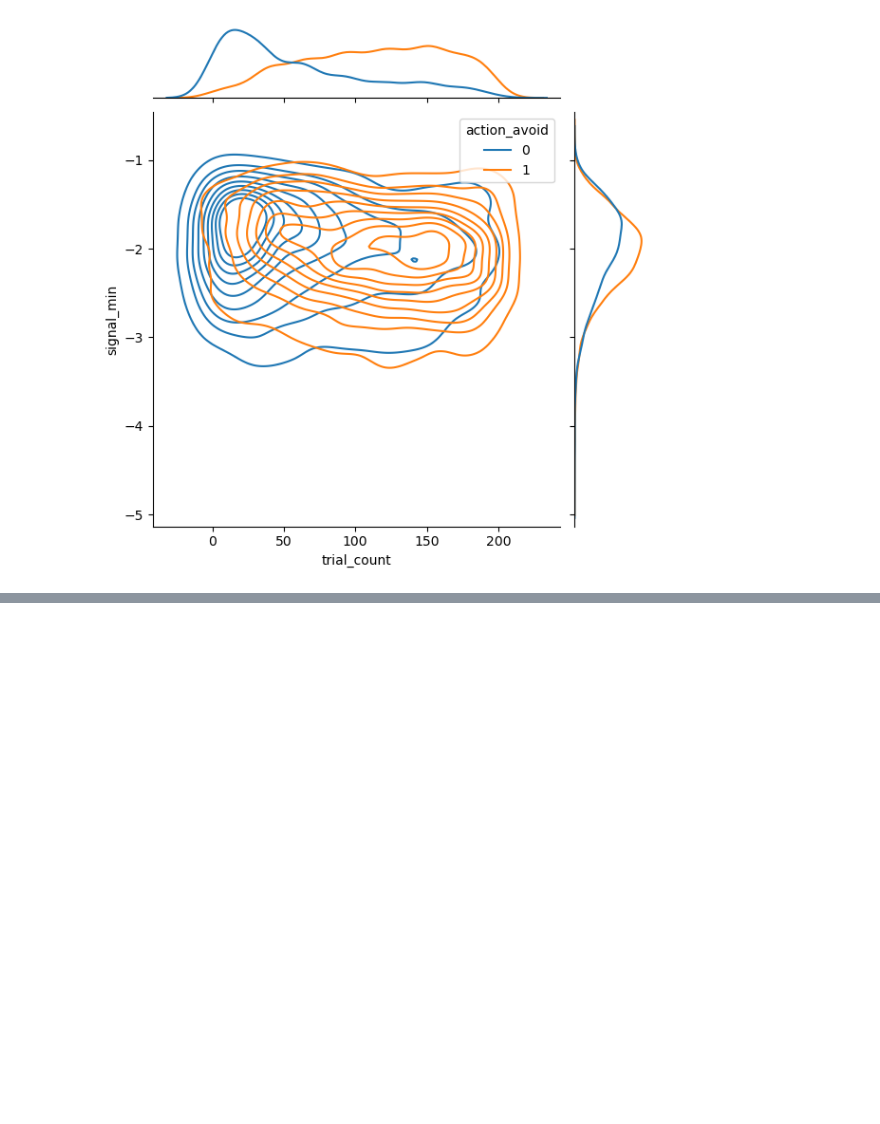
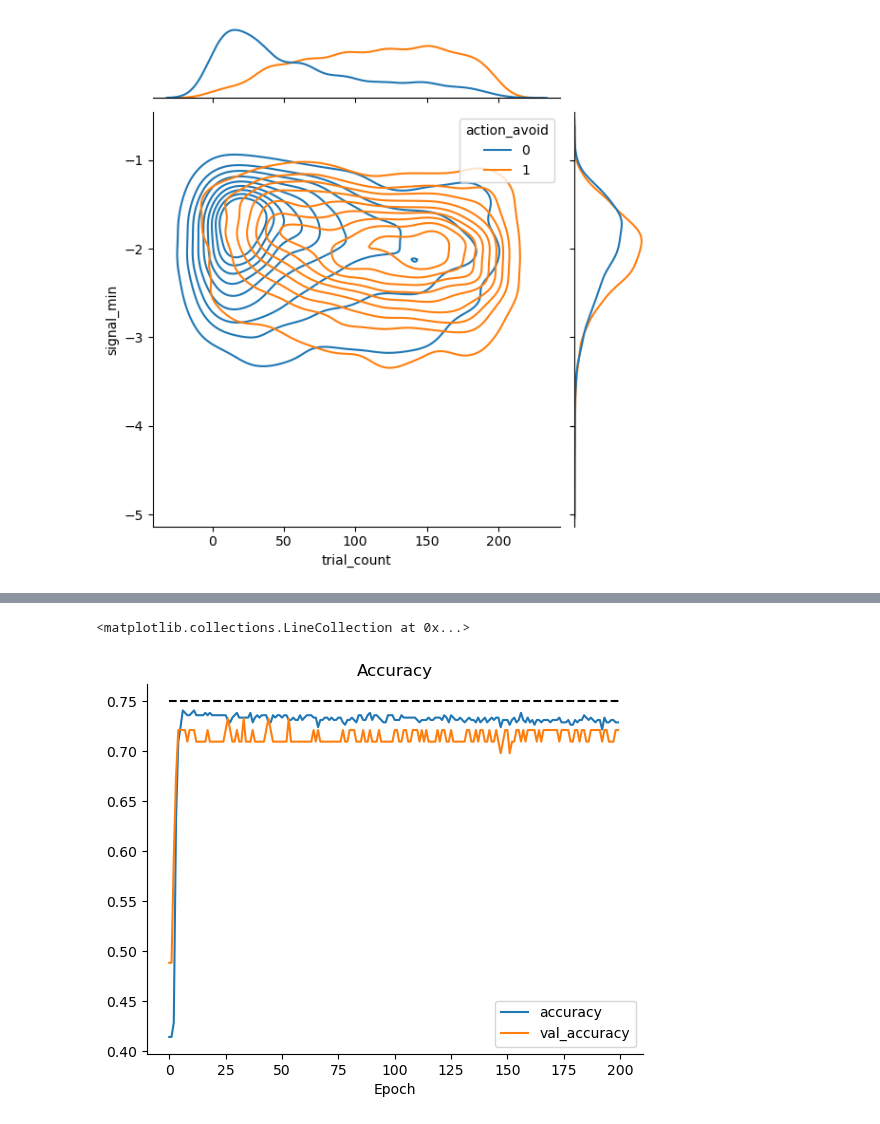
Before and after one commit to Mschaid/ENIGMA, a Jupyter notebook: notebooks/development/classifier_01.ipynb, the cells around one changed output, grey strips where cells are left out. Saved outputs shown, nothing was run; the diff lists cells and outputs as text; code cells hidden in the pictures; blank space fills up the shorter version.

```diff
--- a/notebooks/development/classifier_01.ipynb
+++ b/notebooks/development/classifier_01.ipynb
@@ -156,0 +119,6 @@ Epoch 50/50
+# %%
+plot_metrics('accuracy', 'val_accuracy', title='Accuracy')
+plt.hlines(0.75,0, 200, colors='k', linestyles='--')
+# %% [output]
+<matplotlib.collections.LineCollection at 0x...>
+[figure, added]
```
Also changed, not shown: parts of 20 cells of this notebook.
